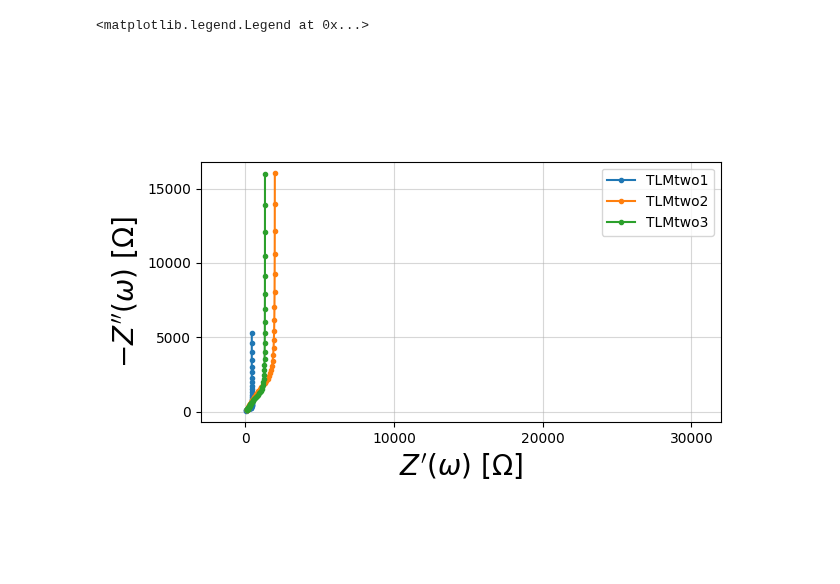
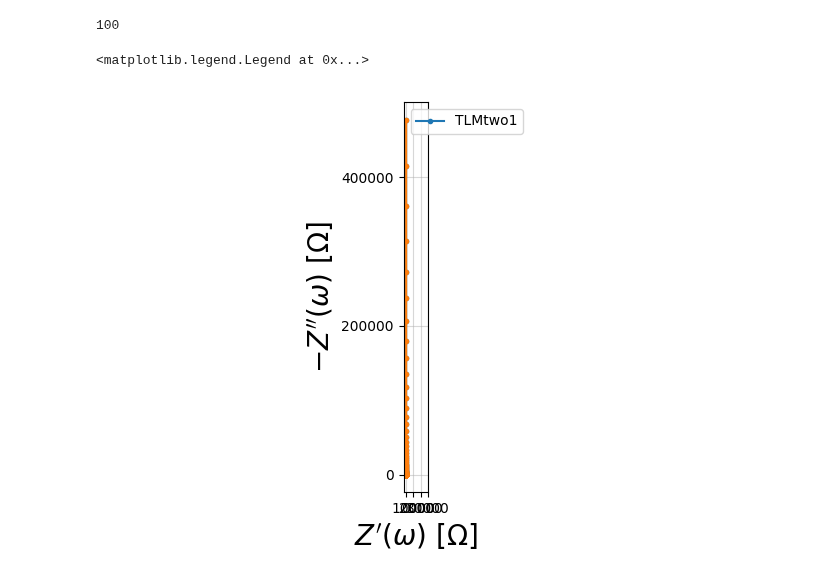
Before and after one commit to Yugal0/fitting-eis-inhomo-electrode, a Jupyter notebook: python/The final/final.ipynb, the cells around one changed output. Saved outputs shown, nothing was run; the diff lists cells and outputs as text; code cells hidden in the pictures.

```diff
--- a/python/The final/final.ipynb
+++ b/python/The final/final.ipynb
@@ -189,43 +189,52 @@ def TLMilinzert(p,f):
 
     return Z
 # %%
-freq=np.logspace(0,3,50)
-c_two1=CustomCircuit(initial_guess=[1000,0.06,0.02,0.2063,1],circuit="TLMtwo1")
-c_two2=CustomCircuit(initial_guess=[1000,0.02,0.1,0.2063,1],circuit="TLMtwo2")
-c_two3=CustomCircuit(initial_guess=[1000,0.02,0.06,0.2063,1],circuit="TLMtwo3")
+freq=np.logspace(-3,3,100)
+c_two=CustomCircuit(initial_guess=[4.84427703731386*194.568635307909,4.84427703731386*194.568635307909*0.000667132907953061,2.30359676371043*194.568635307909*0.000667132907953061,0.200407010357445,1],circuit="TLMtwo1")
+# c_two2=CustomCircuit(initial_guess=[1000,0.02,0.1,0.2063,1],circuit="TLMtwo2")
+# c_two3=CustomCircuit(initial_guess=[1000,0.02,0.06,0.2063,1],circuit="TLMtwo3")
 
 # c_three1=CustomCircuit(initial_guess=[1000,6,2,2,0.2063,0.7,1],circuit="TLMthree1")
 # c_three2=CustomCircuit(initial_guess=[1000,6,2,2,0.2063,0.1,1],circuit="TLMthree2")
 # c_lin=CustomCircuit(initial_guess=[1000,1,5,0.8],circuit="TLMlin")
 # c_lin_zert=CustomCircuit(initial_guess=[1000,1,5,0.8],circuit="TLMlinzert")
 # c_ilin=CustomCircuit(initial_guess=[1000,1,5,0.8],circuit="TLMilin")
 # c_ilin_zert=CustomCircuit(initial_guess=[1000,1,5,0.8],circuit="TLMilinzert")
 
-c_all=[c_two1,c_two2,c_two3]
+c_all=[c_two]
 # , c_three1, c_three2, c_lin, c_lin_zert,c_ilin,c_ilin_zert]
 
-z_two1=c_two1.predict(freq)
-z_two2=c_two2.predict(freq)
-z_two3=c_two3.predict(freq)
+z_two=c_two.predict(freq)
+# z_two2=c_two2.predict(freq)
+# z_two3=c_two3.predict(freq)
 
 # z_three1=c_three1.predict(freq)
 # z_three2=c_three2.predict(freq)
 # z_lin=c_lin.predict(freq)
 # z_lin_zert=c_lin_zert.predict(freq)
 # z_ilin=c_ilin.predict(freq)
 # z_ilin_zert=c_ilin_zert.predict(freq)
 
 # z_all=[z_two,z_three, z_lin, z_lin_zert, z_ilin, z_ilin_zert]
-z_all=[z_two1,z_two2,z_two3]
+z_all=[z_two]
 
 fig, ax=plt.subplots()
 for c,z in zip(c_all,z_all):
     plot_nyquist(Z=z,ax=ax,label=c.circuit)
 
+basu_data=pd.read_excel("basudev 2step validation data.xlsx",header=None)
+basu_data=basu_data.to_numpy()
 
-ax.set_xlim(-3000,30000+np.max(np.real(z_two2)))
+z_basu_real=basu_data[:,0]
+z_basu_imag=basu_data[:,1]
+z_basu=z_basu_real+1j*z_basu_imag
+plot_nyquist(Z=z_basu,ax=ax)
+print(len(z_basu))
+
+ax.set_xlim(-3000,30000+np.max(np.real(z_two)))
 plt.tight_layout()
 plt.legend()
 # %% [output]
-<matplotlib.legend.Legend at 0x...>
+100
+<matplotlib.legend.Legend at 0x...>
-[figure, old version]
+[figure, new version]
```
Also changed, not shown: 1 other file.
